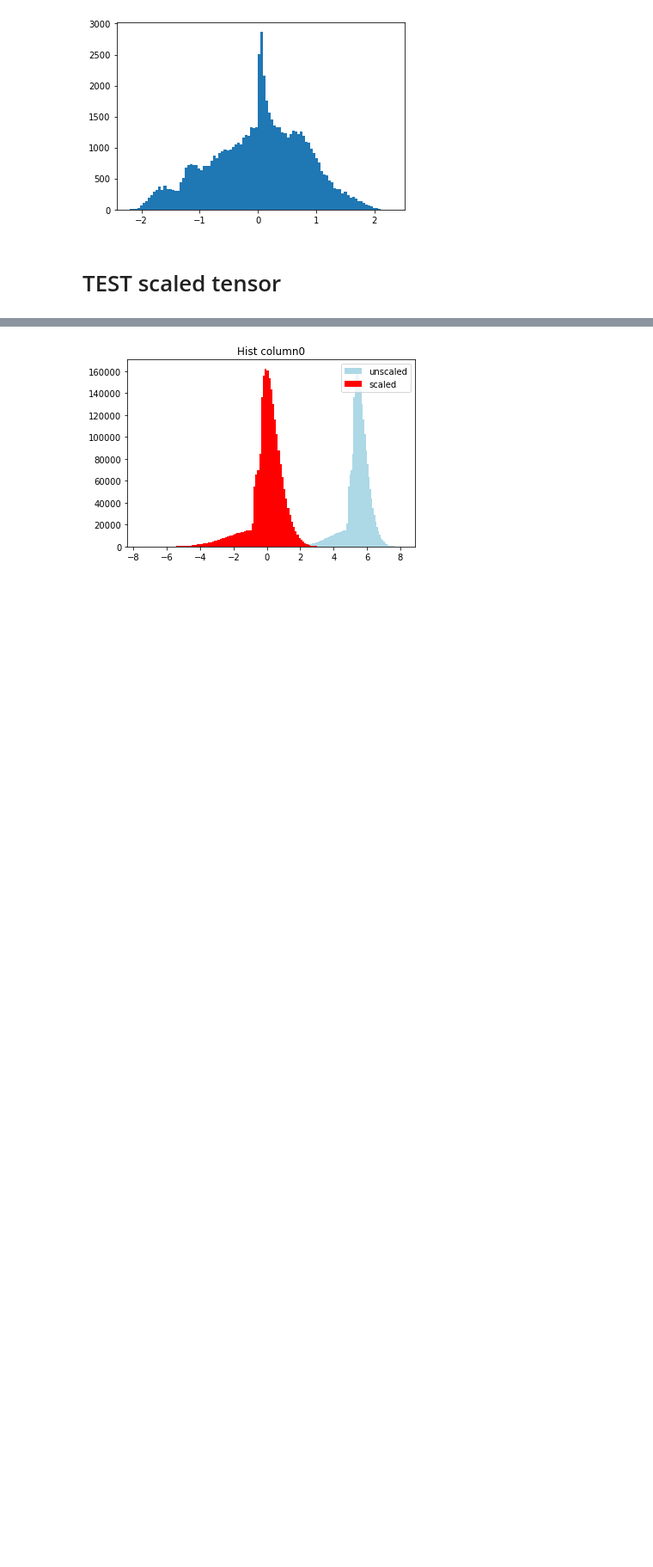
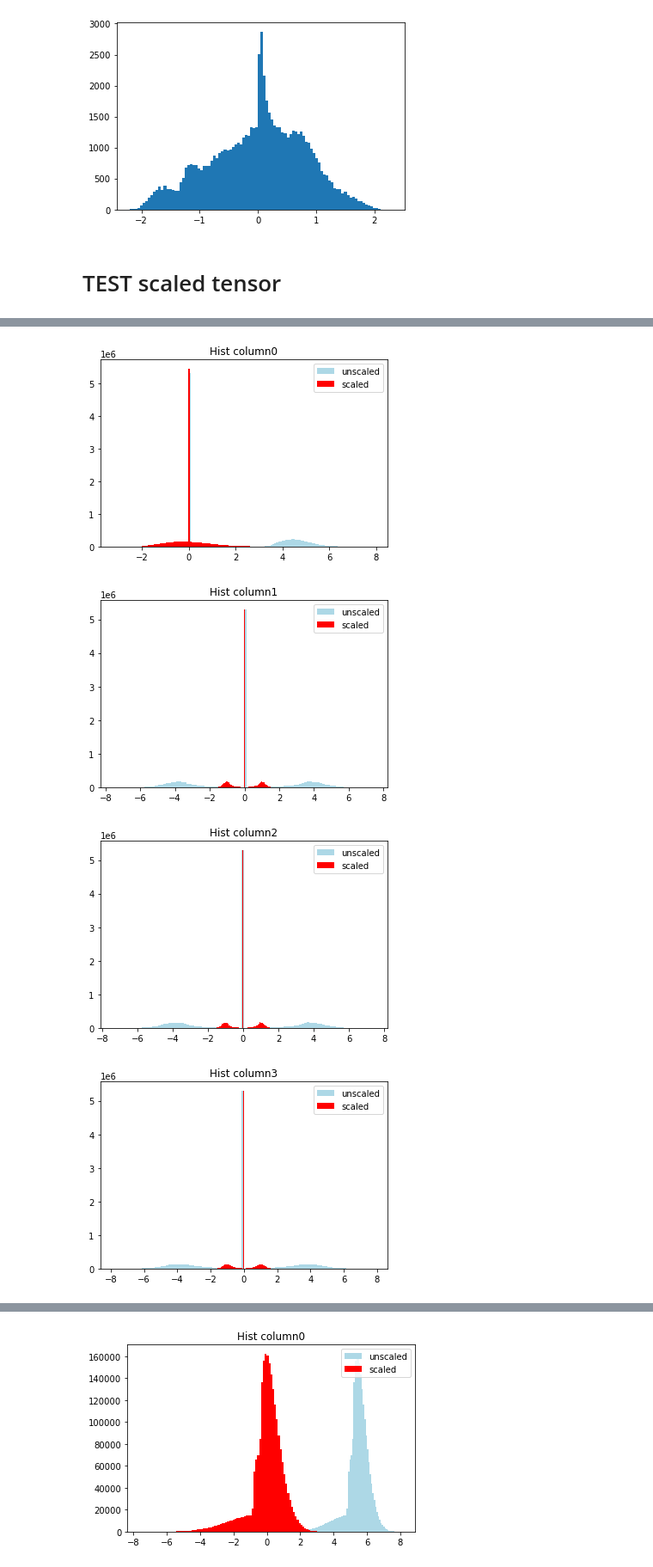
Before and after one commit to valsdav/MEMFlow, a Jupyter notebook: notebooks/unfolding_flow/ConditionerPretraining.ipynb, the cells around one changed output, grey strips where cells are left out. Shown at 86% size. Saved outputs shown, nothing was run; the diff lists cells and outputs as text; code cells hidden in the pictures; blank space fills up the shorter version.

```diff
--- a/notebooks/unfolding_flow/ConditionerPretraining.ipynb
+++ b/notebooks/unfolding_flow/ConditionerPretraining.ipynb
@@ -71,7 +71,9 @@ data_cuda = DatasetCombined(conf.input_dataset, dev=device, dtype=torch.float64,
                                         'mask_jets', 'data_jets',
                                         'mask_met', 'data_met',
                                         'mask_boost', 'data_boost',
-                                        'recoParticlesCartesian', 'recoParticlesCartesianScaled'],
+                                        'scaledLogRecoParticlesCartesian',
+                                        'scaledLogRecoParticles',
+                                        'meanJets', 'stdJets', 'stdRecoCartesian', 'meanRecoParticles'],
                             parton_list=['data_higgs_t_tbar_ISR', 'data_higgs_t_tbar_ISR_cartesian',
                                          'phasespace_intermediateParticles', 'phasespace_rambo_detjacobian',
                                          'mean_log_data_higgs_t_tbar_ISR_cartesian',
@@ -482,28 +438,0 @@ print(recoScaled.shape)
-# %%
-scaler = StandardScaler()
-
-for i in range(4):
-
-    # version 1: get scaled tensor using masked numpy
-    # (same function is used inside Dataset_Reco_Level: processCartesianScaled)
-    feature = recoCPU[:,:,i]
-    feature_masked = np.ma.masked_array(feature, mask=np.logical_not(recoMask))
-    feature_maskedScaled = (feature_masked - feature_masked.mean())/feature_masked.std()
-    print(f"MEAN: without mask: {feature.mean()} vs using mask: {feature_masked.mean()}")
-    print(f"STD: without mask: {feature.std()} vs using mask: {feature_masked.std()}")
-
-    # version 2: compute scaled tensor using scipy.StandardScaler
-    feature_norm = scaler.fit_transform(np.expand_dims(feature_masked.compressed(), 1))
-
-    # version 3: get scaled tensor from dataset
-    reco_f = recoScaled[:,:,i]
-    reco_masked = np.ma.masked_array(reco_f, mask=np.logical_not(recoMask))
-    print(f"Scaled data: mean: {reco_masked.mean()} vs std: {reco_masked.std()}")
-
-    plt.hist(feature_norm, bins = 100, range=(-5,5), label='x')
-    plt.hist(feature_maskedScaled.compressed(), bins=100, label='y')
-    plt.hist(reco_masked.compressed(), bins=100, label='z')
-
-    plt.title(f"Hist feature {i}")
-    plt.legend(loc='upper right')
-    plt.show()
@@ -527 +439,18 @@ Scaled data: mean: 3.4442398327115194e-10 vs std: 0.9999999885409464
+# %%
+scaledTensor = data_cuda.reco_data.scaledLogRecoParticlesCartesian.detach().cpu().numpy()
+Tensor = data_cuda.reco_data.LogRecoParticlesCartesian.detach().cpu().numpy()
+# %%
+for i in range(4):
+    plt.hist(Tensor[:,:,i].flatten(), bins = 100, color = "lightblue", label='unscaled')
+    plt.hist(scaledTensor[:,:,i].flatten(), bins=100, color = "red", label='scaled')
+    plt.legend(loc='upper right')
+    plt.title(f"Hist column{i}")
+    plt.show()
+
+# peak at 0 because of padding
+# %% [output]
+[figure, added]
+[figure, added]
+[figure, added]
+[figure, added]
 # %% [markdown]
```
Also changed, not shown: parts of 6 cells of this notebook, 1 other file.
